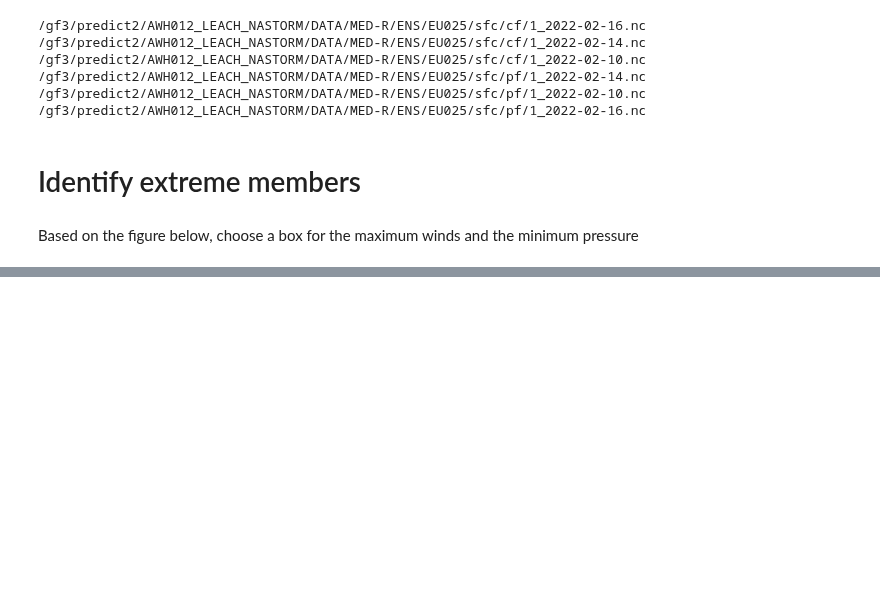
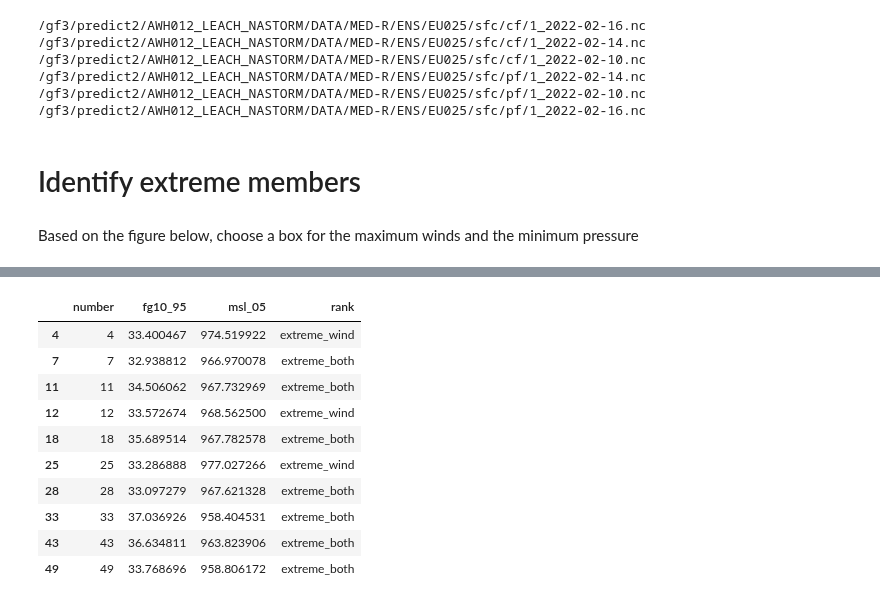
Before and after one commit to shirin-ermis/Storm_Eunice, a Jupyter notebook: notebooks/04_composite_analysis.ipynb, the cells around one changed output, grey strips where cells are left out. Saved outputs shown, nothing was run; the diff lists cells and outputs as text; code cells hidden in the pictures; blank space fills up the shorter version.

```diff
--- a/notebooks/04_composite_analysis.ipynb
+++ b/notebooks/04_composite_analysis.ipynb
@@ -151,0 +197,14 @@ print(fg10_95.sortby(fg10_95).number.values[-10:])
+# %%
+extreme_members[(extreme_members['rank'].isin(['extreme_wind','extreme_both']))]
+# %% [output]
+|  | number | fg10_95 | msl_05 | rank |
+| 4 | 4 | 33.400467 | 974.519922 | extreme_wind |
+| 7 | 7 | 32.938812 | 966.970078 | extreme_both |
+| 11 | 11 | 34.506062 | 967.732969 | extreme_both |
+| 12 | 12 | 33.572674 | 968.562500 | extreme_wind |
+| 18 | 18 | 35.689514 | 967.782578 | extreme_both |
+| 25 | 25 | 33.286888 | 977.027266 | extreme_wind |
+| 28 | 28 | 33.097279 | 967.621328 | extreme_both |
+| 33 | 33 | 37.036926 | 958.404531 | extreme_both |
+| 43 | 43 | 36.634811 | 963.823906 | extreme_both |
+| 49 | 49 | 33.768696 | 958.806172 | extreme_both |
```
Also changed, not shown: parts of 8 cells of this notebook, 2 other files.
